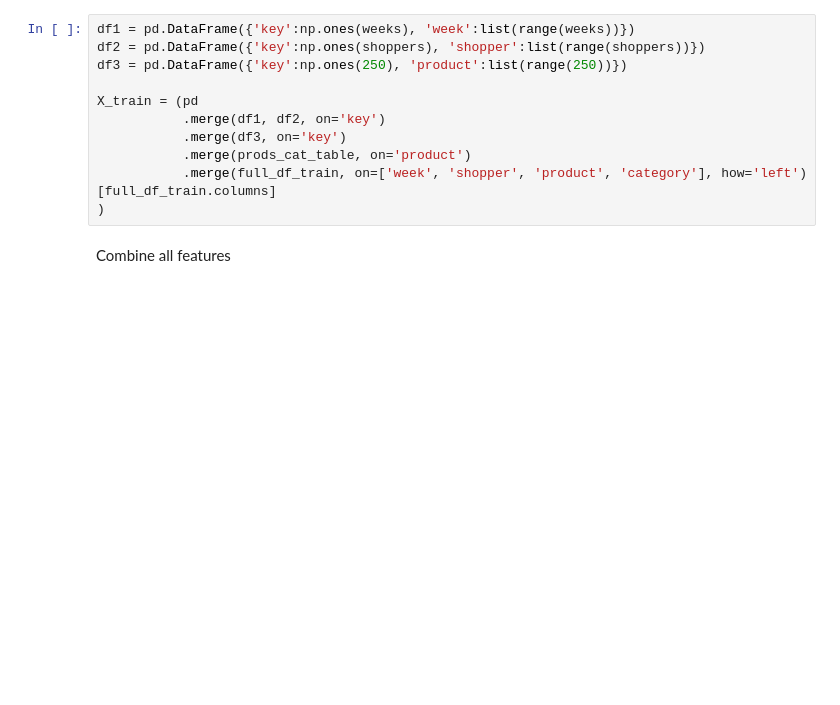
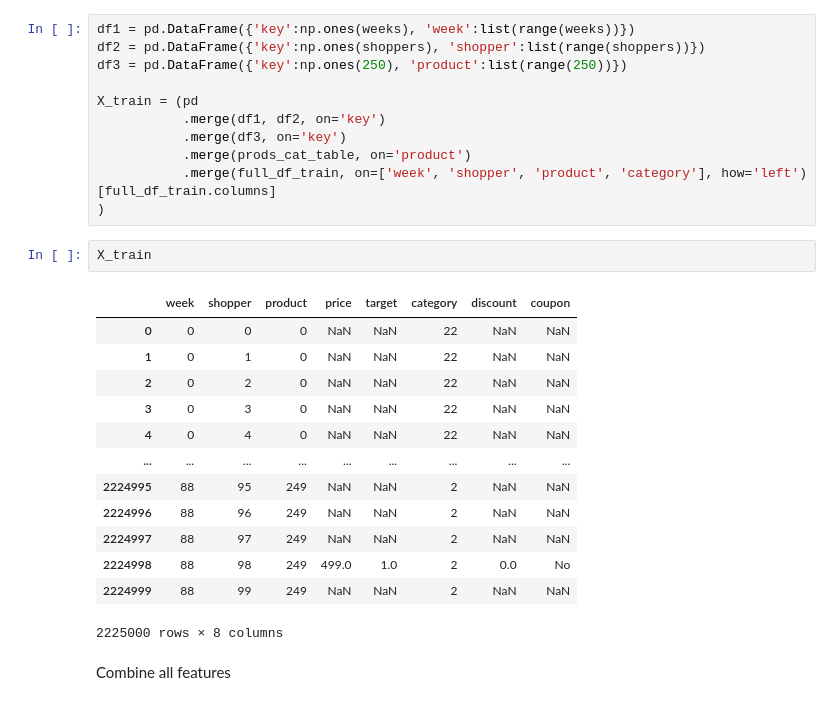
Before and after one commit to uhdang/mlim_group_3_final_assignment, a Jupyter notebook: notebooks/master_copy.ipynb, the cells around one changed output. Drawn from its saved outputs; the diff is of its cells as text; blank space fills up the shorter version.

```diff
--- a/notebooks/master_copy.ipynb
+++ b/notebooks/master_copy.ipynb
@@ -328,6 +328,22 @@ X_train = (pd
            .merge(prods_cat_table, on='product')
            .merge(full_df_train, on=['week', 'shopper', 'product', 'category'], how='left')[full_df_train.columns]
 )
+# %%
+X_train
+# %% [output]
+|  | week | shopper | product | price | target | category | discount | coupon |
+| 0 | 0 | 0 | 0 | NaN | NaN | 22 | NaN | NaN |
+| 1 | 0 | 1 | 0 | NaN | NaN | 22 | NaN | NaN |
+| 2 | 0 | 2 | 0 | NaN | NaN | 22 | NaN | NaN |
+| 3 | 0 | 3 | 0 | NaN | NaN | 22 | NaN | NaN |
+| 4 | 0 | 4 | 0 | NaN | NaN | 22 | NaN | NaN |
+| ... | ... | ... | ... | ... | ... | ... | ... | ... |
+| 2224995 | 88 | 95 | 249 | NaN | NaN | 2 | NaN | NaN |
+| 2224996 | 88 | 96 | 249 | NaN | NaN | 2 | NaN | NaN |
+| 2224997 | 88 | 97 | 249 | NaN | NaN | 2 | NaN | NaN |
+| 2224998 | 88 | 98 | 249 | 499.0 | 1.0 | 2 | 0.0 | No |
+| 2224999 | 88 | 99 | 249 | NaN | NaN | 2 | NaN | NaN |
+2225000 rows × 8 columns
 # %% [markdown]
 Combine all features
 # %%
```
Also changed, not shown: parts of 9 cells of this notebook, 3 other files.
